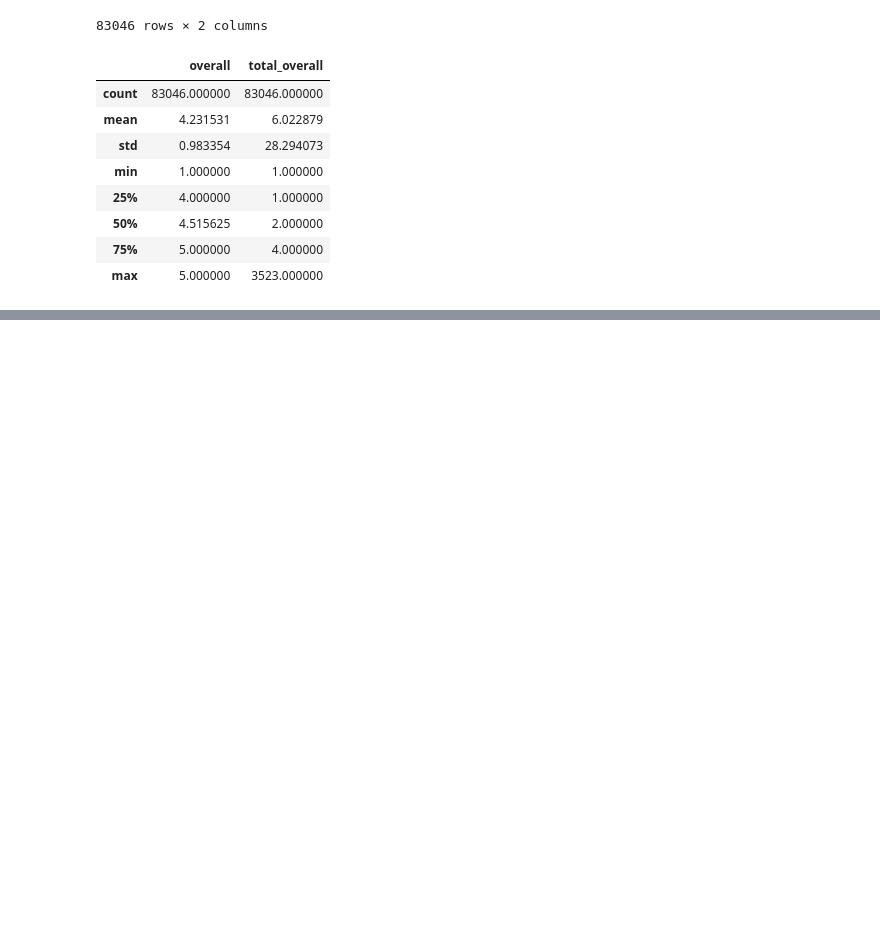
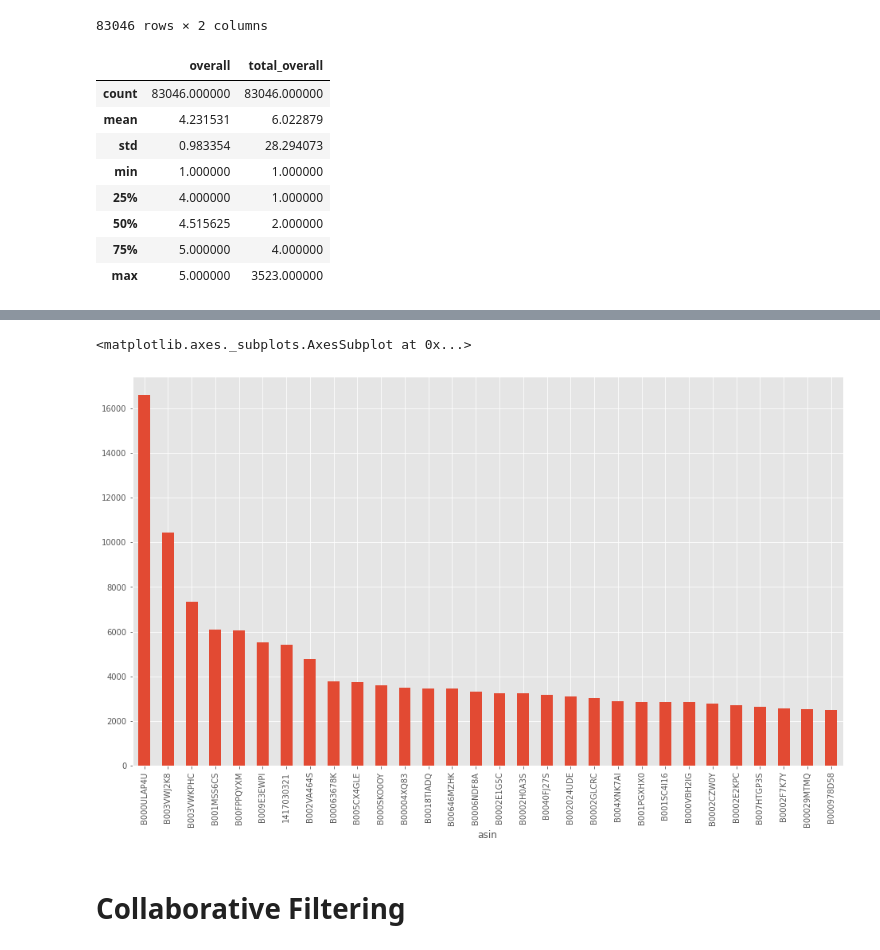
Before and after one commit to XavierCarrera/platzi-master-ml-exercises, a Jupyter notebook: AmazonProducts_RecommendationSystem.ipynb, the cells around one changed output, grey strips where cells are left out. Cells and saved outputs as stored; diff of their text form; code cells hidden in the pictures; blank space fills up the shorter version.

```diff
--- a/AmazonProducts_RecommendationSystem.ipynb
+++ b/AmazonProducts_RecommendationSystem.ipynb
@@ -207,0 +237,4 @@ token_list = [token for token in doc]
+# %%
+model["Score"] = model["overall"] * model["total_overall"]
+model.sort_values(by="Score", ascending=False, inplace=True)
+model
@@ -207,0 +256,7 @@ token_list = [token for token in doc]
+# %%
+model["Score"].head(30).plot(kind = "bar")
+# %% [output]
+<matplotlib.axes._subplots.AxesSubplot at 0x...>
+[figure, added]
+# %% [markdown]
+# Collaborative Filtering
```
Also changed, not shown: parts of 27 cells of this notebook.
